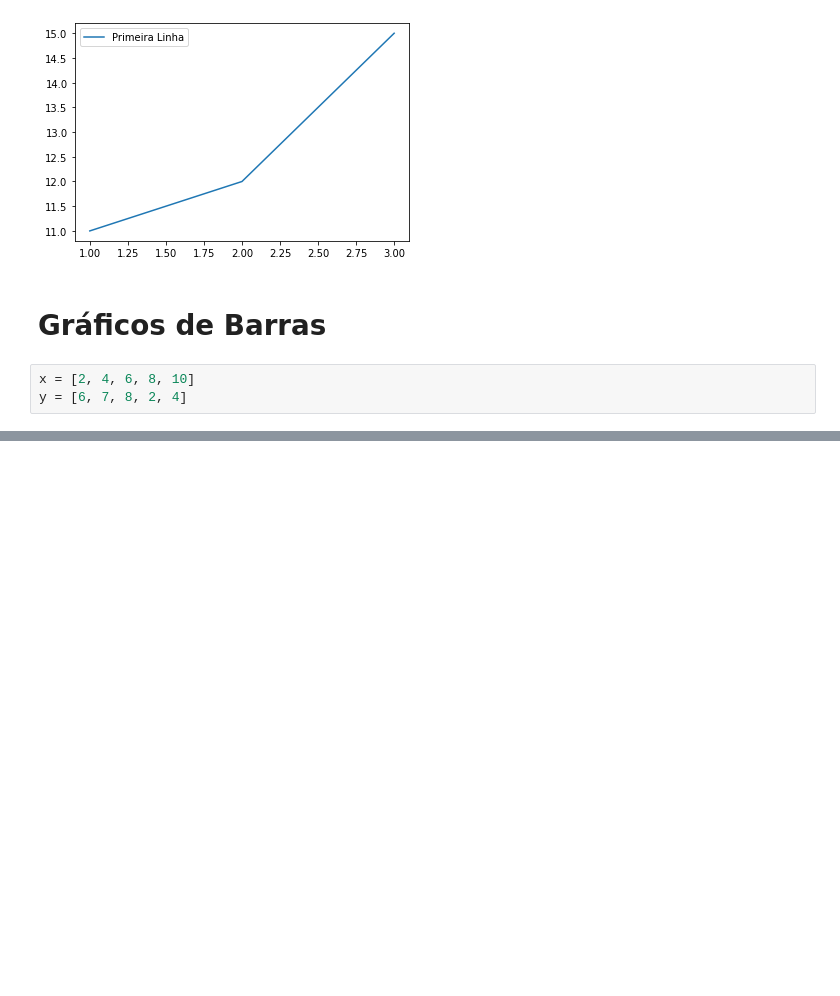
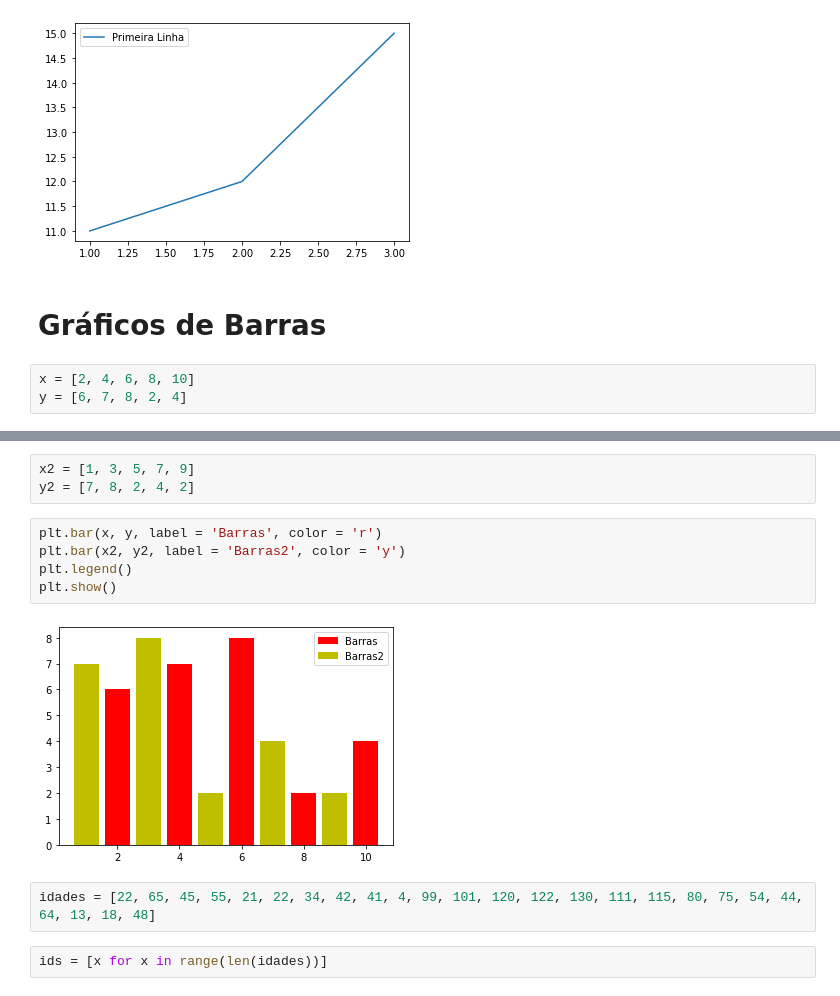
Before and after one commit to romulovieira777/Python_Fundamentos_Analise_Dados, a Jupyter notebook: Seção 08 - Módulos Python para Análise de Dados/Notebook/DSA-Python-Cap08-03-Matplotlib-Plots-e-Graficos.ipynb, the cells around one changed output, grey strips where cells are left out. Saved outputs shown, nothing was run; the diff lists cells and outputs as text; blank space fills up the shorter version.

```diff
--- a/Seção 08 - Módulos Python para Análise de Dados/Notebook/DSA-Python-Cap08-03-Matplotlib-Plots-e-Graficos.ipynb
+++ b/Seção 08 - Módulos Python para Análise de Dados/Notebook/DSA-Python-Cap08-03-Matplotlib-Plots-e-Graficos.ipynb
@@ -55,0 +62,14 @@ y = [6, 7, 8, 2, 4]
+# %%
+x2 = [1, 3, 5, 7, 9]
+y2 = [7, 8, 2, 4, 2]
+# %%
+plt.bar(x, y, label = 'Barras', color = 'r')
+plt.bar(x2, y2, label = 'Barras2', color = 'y')
+plt.legend()
+plt.show()
+# %% [output]
+[figure, added]
+# %%
+idades = [22, 65, 45, 55, 21, 22, 34, 42, 41, 4, 99, 101, 120, 122, 130, 111, 115, 80, 75, 54, 44, 64, 13, 18, 48]
+# %%
+ids = [x for x in range(len(idades))]
```
Also changed, not shown: parts of 26 cells of this notebook.
